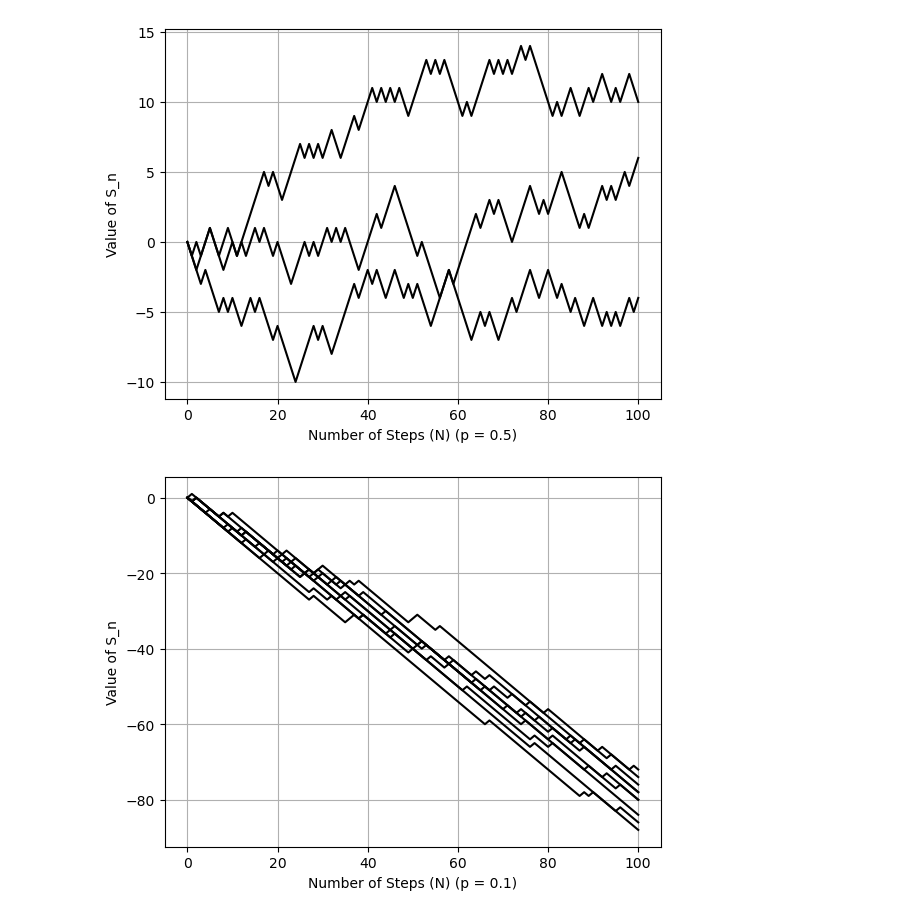
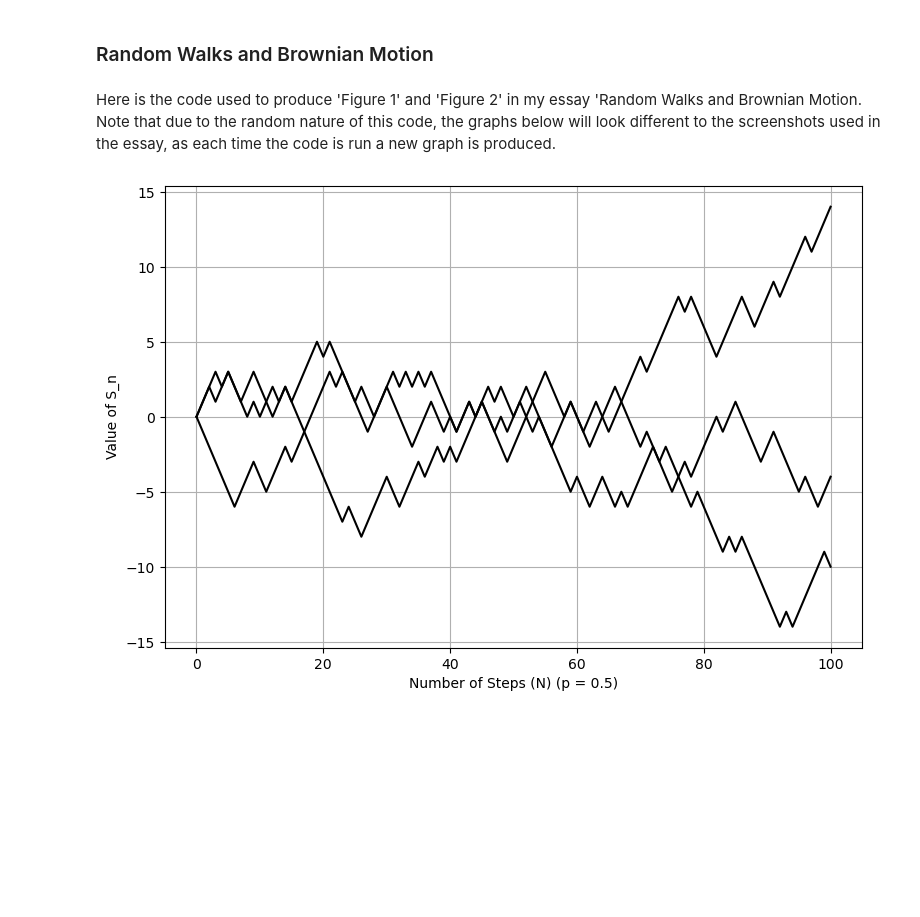
Before and after one commit to DannyRobson36/Random-Walks-and-Brownian-Motion, a Jupyter notebook: Random Walks and Brownian Motion.ipynb, the cells around one changed output. Cells and saved outputs as stored; diff of their text form; code cells hidden in the pictures; blank space fills up the shorter version.

```diff
--- a/Random Walks and Brownian Motion.ipynb
+++ b/Random Walks and Brownian Motion.ipynb
@@ -1,68 +1,33 @@
+# %% [markdown]
+### Random Walks and Brownian Motion
+# %% [markdown]
+Here is the code used to produce 'Figure 1' and 'Figure 2' in my essay 'Random Walks and Brownian Motion. \
+Note that due to the random nature of this code, the graphs below will look different to the screenshots used in the essay, as each time the code is run a new graph is produced.
 # %%
 import numpy as np
 import matplotlib.pyplot as plt
 
-def random_walk(n):
-    steps = np.random.choice([-1, 1], size=n, p=[0.5, 0.5])
-    a = np.cumsum(steps)
-    b = np.insert(a,0,0)
+plt.figure(figsize = (9,6))
+
+def random_walk_symmetric(n): # Random Walk function
+    steps = np.random.choice([-1, 1], size=n, p=[0.5, 0.5]) # Creates an array which contains a random choice between +1 and -1 in each entry,
+                                                            # with equal probabilities for each (0.5 chance of -1, 0.5 chance of 1)
+    a = np.cumsum(steps) # Turns the array into a cumulative sum of its elements - captures the path of the random walk
+    b = np.insert(a,0,0) # Inserts 0 as the first entry in the array
     return b
 
-# Set the number of steps
-N = 100
+N = 100 # Set the number of steps in the random walk
 
-# Generate random walk data
-random_walk_1 = random_walk(N)
-random_walk_2 = random_walk(N)
-random_walk_3 = random_walk(N)
-# Plot the random walk
-plt.plot(range(0, N+1), random_walk_1, color = 'black')
+random_walk_1 = random_walk_symmetric(N) # Generate 3 instances of the random walk
+random_walk_2 = random_walk_symmetric(N)
+random_walk_3 = random_walk_symmetric(N)
+
+plt.plot(range(0, N+1), random_walk_1, color = 'black') # Plot the 3 random walks side by side
 plt.plot(range(0, N+1), random_walk_2, color = 'black')
 plt.plot(range(0, N+1), random_walk_3, color = 'black')
 plt.xlabel('Number of Steps (N) (p = 0.5)')
 plt.ylabel('Value of S_n')
 plt.grid(True)
 plt.show()
 # %% [output]
-[figure, old version]
+[figure, new version]
-# %%
-import numpy as np
-import matplotlib.pyplot as plt
-
-def random_walk(n):
-    steps = np.random.choice([-1, 1], size=n, p=[0.9, 0.1])
-    a = np.cumsum(steps)
-    b = np.insert(a,0,0)
-    return b
-
-# Set the number of steps
-N = 100
-
-# Generate random walk data
-random_walk_1 = random_walk(N)
-random_walk_2 = random_walk(N)
-random_walk_3 = random_walk(N)
-random_walk_4 = random_walk(N)
-random_walk_5 = random_walk(N)
-random_walk_6 = random_walk(N)
-random_walk_7 = random_walk(N)
-random_walk_8 = random_walk(N)
-random_walk_9 = random_walk(N)
-random_walk_10 = random_walk(N)
-# Plot the random walk
-plt.plot(range(0, N+1), random_walk_1, color = 'black')
-plt.plot(range(0, N+1), random_walk_2, color = 'black')
-plt.plot(range(0, N+1), random_walk_3, color = 'black')
-plt.plot(range(0, N+1), random_walk_4, color = 'black')
-plt.plot(range(0, N+1), random_walk_5, color = 'black')
-plt.plot(range(0, N+1), random_walk_6, color = 'black')
-plt.plot(range(0, N+1), random_walk_7, color = 'black')
-plt.plot(range(0, N+1), random_walk_8, color = 'black')
-plt.plot(range(0, N+1), random_walk_9, color = 'black')
-plt.plot(range(0, N+1), random_walk_10, color = 'black')
-plt.xlabel('Number of Steps (N) (p = 0.1)')
-plt.ylabel('Value of S_n')
-plt.grid(True)
-plt.show()
-# %% [output]
-[figure, removed]
```
Also changed, not shown: parts of 2 cells of this notebook.
